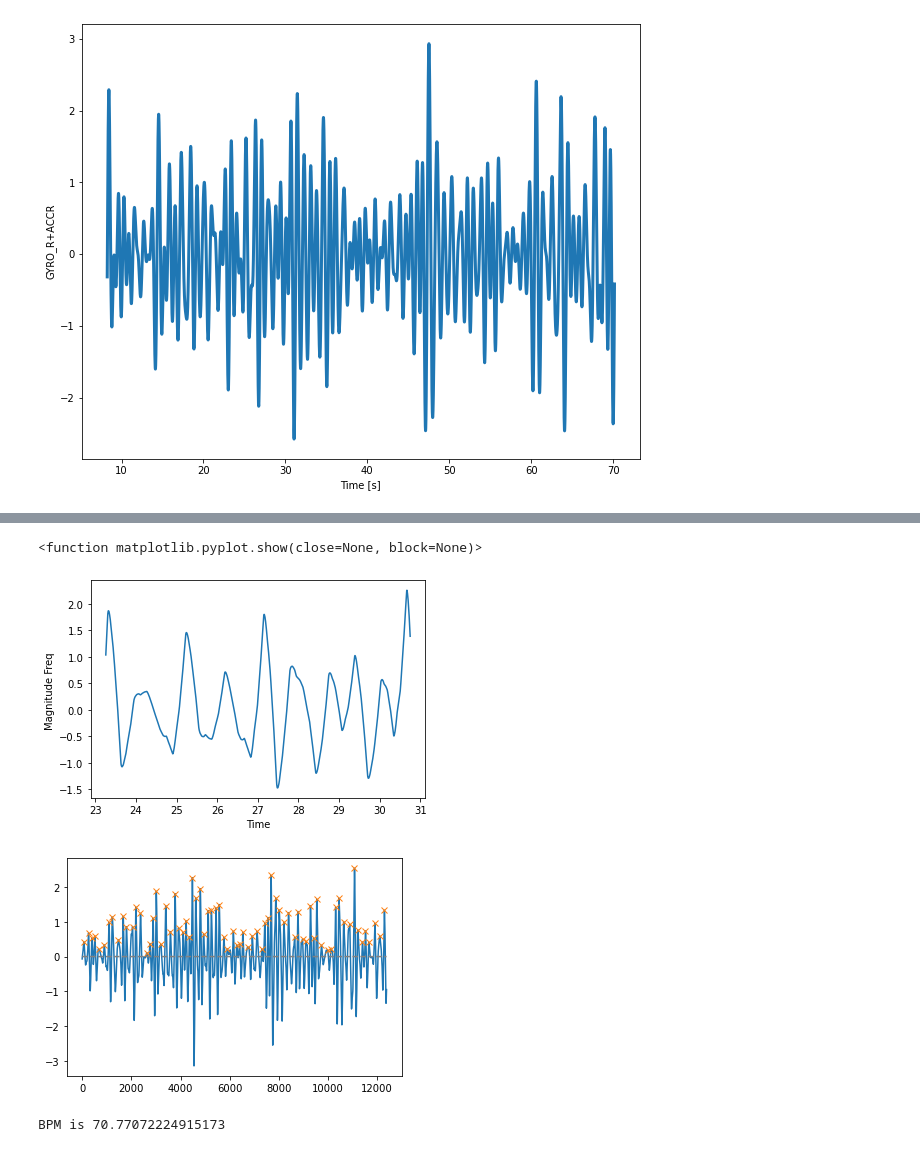
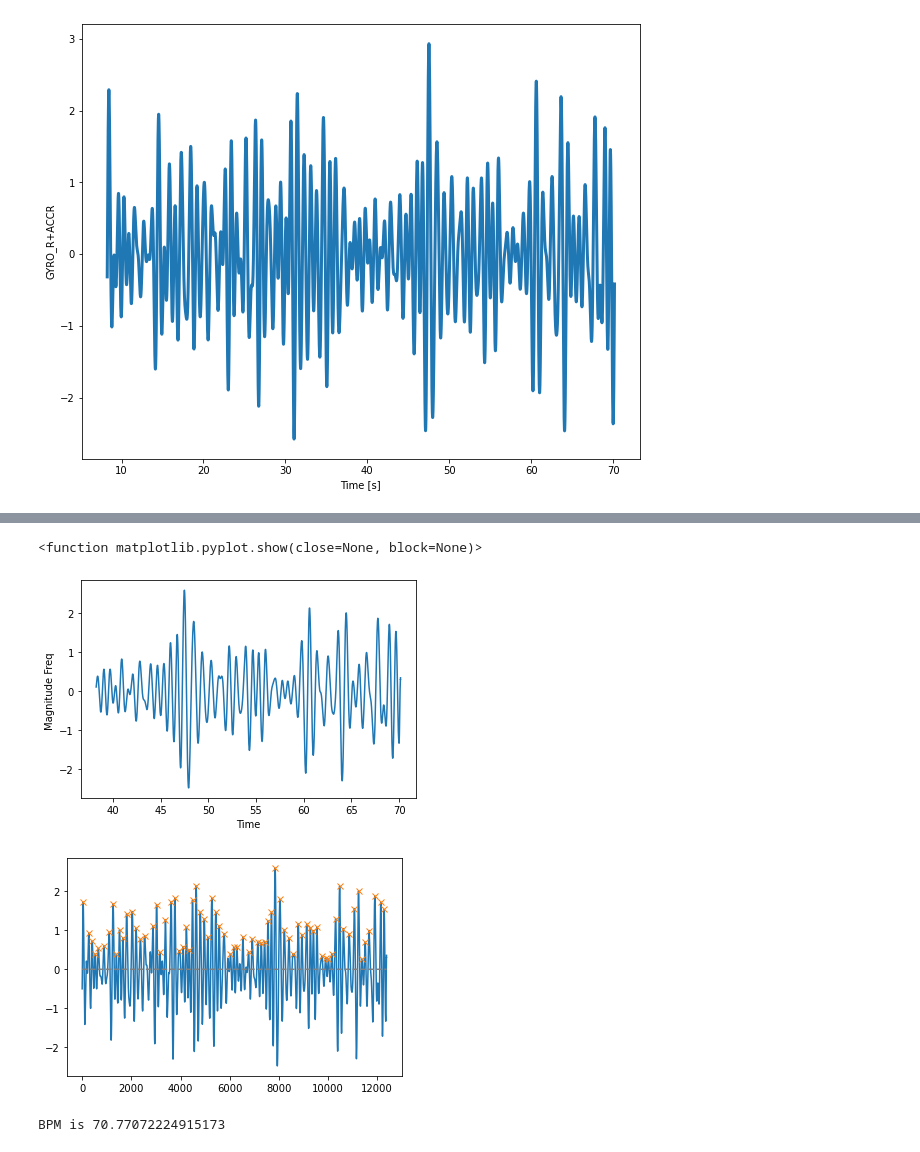
Before and after one commit to ericabrisigotti/heart_rate_estimation_LCP-A, a Jupyter notebook: Project_update 1.ipynb, the cells around one changed output, grey strips where cells are left out. Saved outputs shown, nothing was run; the diff lists cells and outputs as text; code cells hidden in the pictures.

```diff
--- a/Project_update 1.ipynb
+++ b/Project_update 1.ipynb
@@ -892,0 +908,14 @@ Just Signal between 40 - 100 BPM
+# %%
+# corr to chose the right level, pick level with max corr
+i = 7
+# coef = pywt.wavedec(blocked_GR_R, 'rbio3.9', level=i )
+fig,ax = plt.subplots(nrows  = i, figsize = (10,5))
+
+for k in range(i):
+    coef = pywt.wavedec(blocked_GR_R, 'rbio3.9', level=i )
+    if k != 1:
+        coef[k] = np.zeros(coef[k].shape)
+    yx = pywt.waverec( coef, 'rbio3.9' )
+    corr = np.sum(np.dot(yx[0:12379],blocked_GR_R))
+    print(corr)
+    ax[k].plot(yx[1000:4000])
@@ -893,20 +931,21 @@ Just Signal between 40 - 100 BPM
 # %%
+# this the neat one
 i = 7
-coef = pywt.wavedec(blocked_GR_R, 'sym4', level=i )
+coef = pywt.wavedec(blocked_GR_R , 'rbio3.9', level=i )
 
 for k in range (i):
-    if k != 1:
+    if (k != 1)&(k != 2)&(k != 3):
         coef[k] = np.zeros(coef[k].shape)
 
 # cd 7 has value, the rest is 0
-yx = pywt.waverec( coef, 'sym4' )
-plt.plot(cs['Time'][3000:4500], yx[3000:4500]) #blocked the time frame to see the wave better
+yx = pywt.waverec( coef, 'rbio3.9' )
+plt.plot(cs['Time'][6000:12379], yx[6000:12379]) #blocked the time frame to see the wave better
 plt.xlabel ("Time")
 plt.ylabel ("Magnitude Freq ") #not sure this is the right name for the y axis
 plt.show
 # %% [output]
 <function matplotlib.pyplot.show(close=None, block=None)>
-[figure, old version]
+[figure, new version]
 # %%
 x = yx
 peaks, _ = find_peaks(x, width = 50)
@@ -915,7 +954,7 @@ plt.plot(peaks, x[peaks], "x")
 plt.plot(np.zeros_like(x), "--", color="gray")
 plt.show()
 # %% [output]
-[figure, old version]
+[figure, new version]
 # %%
 # BPM calculation based on peak detection
 num_peak = len(peaks)
```
Also changed, not shown: parts of 12 cells of this notebook.
